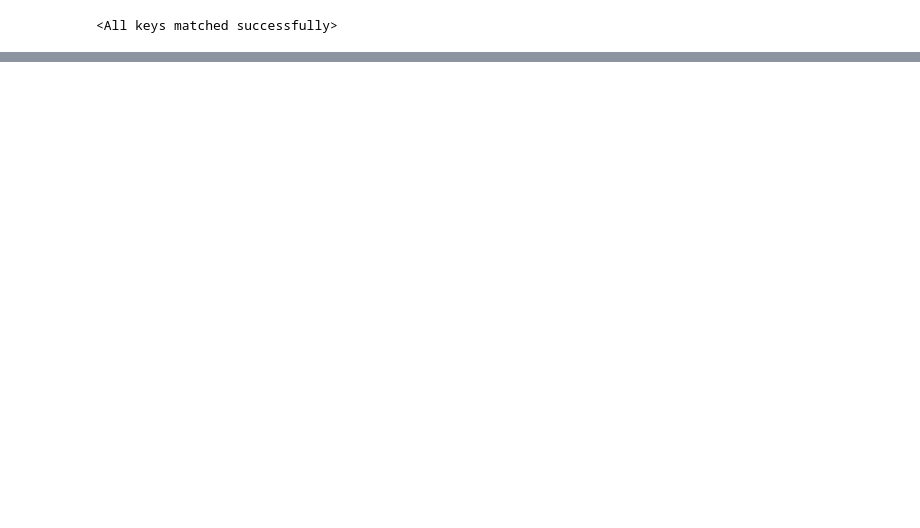
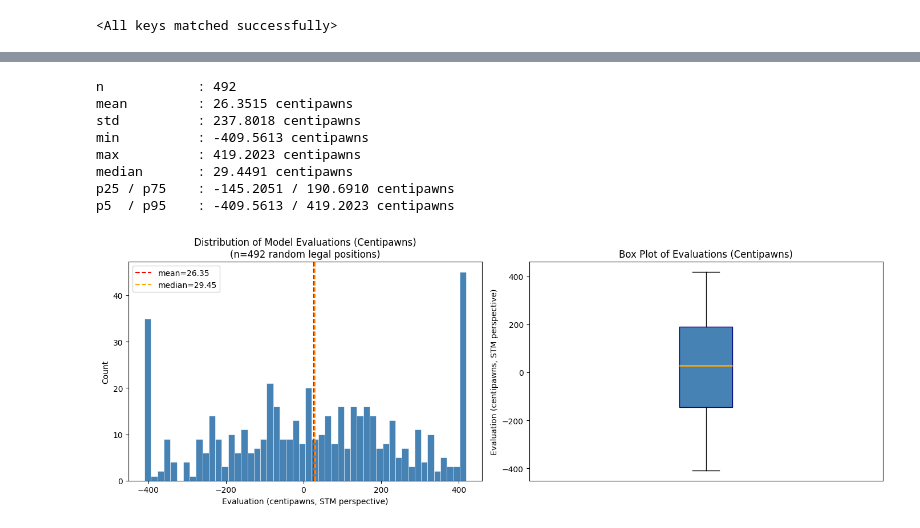
Before and after one commit to hyperburn777/chess-engine, a Jupyter notebook: ml/test.ipynb, the cells around one changed output, grey strips where cells are left out. Cells and saved outputs as stored; diff of their text form; code cells hidden in the pictures; blank space fills up the shorter version.

Commit message:
update tests

```diff
--- a/ml/test.ipynb
+++ b/ml/test.ipynb
@@ -21,3 +25,7 @@ from engine.eval import model_evaluate_board
+# %%
+def undo_tanh(score, clip=0.9999):
+    """Invert the tanh normalization from transform_row: tanh(cp / 400) -> cp."""
+    return np.arctanh(np.clip(score, -clip, clip)) * 400.0
 # %%
 if torch.cuda.is_available():
     device = torch.device('cuda')
@@ -32,6 +40,6 @@ cuda
 # %%
 model = NNUE().to(device)
-checkpoint = torch.load("nnue_checkpoints/chess_model_step_10000.pt", map_location=torch.device('cpu')) # cuda trained needs this key
+checkpoint = torch.load("nnue_checkpoints/chess_model_large_final.pt", map_location=torch.device('cpu')) # cuda trained needs this key
 model.load_state_dict(checkpoint["model_state_dict"])
 # %% [output]
 <All keys matched successfully>
@@ -165,0 +155,72 @@ Mirrored: -0.780767023563385
+# %%
+# test4: evaluate distribution of model scores on random legal positions
+def generate_random_position(min_moves=10, max_moves=80):
+    board = chess.Board()
+    n_moves = random.randint(min_moves, max_moves)
+    for _ in range(n_moves):
+        if board.is_game_over():
+            break
+        move = random.choice(list(board.legal_moves))
+        board.push(move)
+    return board if not board.is_game_over() else None
+
+def test4_random_eval_distribution(model, device, n_positions=500, seed=42, undo=False):
+    random.seed(seed)
+    scores = []
+
+    for _ in tqdm(range(n_positions), desc="Evaluating random positions"):
+        board = generate_random_position()
+        if board is None:
+            continue
+        scores.append(model_evaluate_board(model, board, device))
+
+    scores = np.array(scores)
+    display = undo_tanh(scores) if undo else scores
+    unit = "centipawns" if undo else "tanh score"
+
+    # Stats
+    print(f"n            : {len(display)}")
+    print(f"mean         : {display.mean():.4f} {unit}")
+    print(f"std          : {display.std():.4f} {unit}")
+    print(f"min          : {display.min():.4f} {unit}")
+    print(f"max          : {display.max():.4f} {unit}")
+    print(f"median       : {np.median(display):.4f} {unit}")
+    print(f"p25 / p75    : {np.percentile(display, 25):.4f} / {np.percentile(display, 75):.4f} {unit}")
+    print(f"p5  / p95    : {np.percentile(display, 5):.4f} / {np.percentile(display, 95):.4f} {unit}")
+
+    xlabel = f"Evaluation ({unit}, STM perspective)"
+    title_unit = "Centipawns" if undo else "Tanh Score [-1, 1]"
+
+    fig, axes = plt.subplots(1, 2, figsize=(14, 5))
+
+    axes[0].hist(display, bins=50, color="steelblue", edgecolor="white", linewidth=0.4)
+    axes[0].axvline(display.mean(), color="red", linestyle="--", label=f"mean={display.mean():.2f}")
+    axes[0].axvline(np.median(display), color="orange", linestyle="--", label=f"median={np.median(display):.2f}")
+    axes[0].set_xlabel(xlabel)
+    axes[0].set_ylabel("Count")
+    axes[0].set_title(f"Distribution of Model Evaluations ({title_unit})\n(n={len(display)} random legal positions)")
+    axes[0].legend()
+
+    axes[1].boxplot(display, vert=True, patch_artist=True,
+                    boxprops=dict(facecolor="steelblue", color="navy"),
+                    medianprops=dict(color="orange", linewidth=2))
+    axes[1].set_ylabel(xlabel)
+    axes[1].set_title(f"Box Plot of Evaluations ({title_unit})")
+    axes[1].set_xticks([])
+
+    plt.tight_layout()
+    plt.show()
+
+    return scores
+
+scores = test4_random_eval_distribution(model, device, n_positions=500, undo=True)
+# %% [output]
+n            : 492
+mean         : 26.3515 centipawns
+std          : 237.8018 centipawns
+min          : -409.5613 centipawns
+max          : 419.2023 centipawns
+median       : 29.4491 centipawns
+p25 / p75    : -145.2051 / 190.6910 centipawns
+p5  / p95    : -409.5613 / 419.2023 centipawns
+[figure, added]
```
Also changed, not shown: parts of 5 cells of this notebook, 1 other file.
